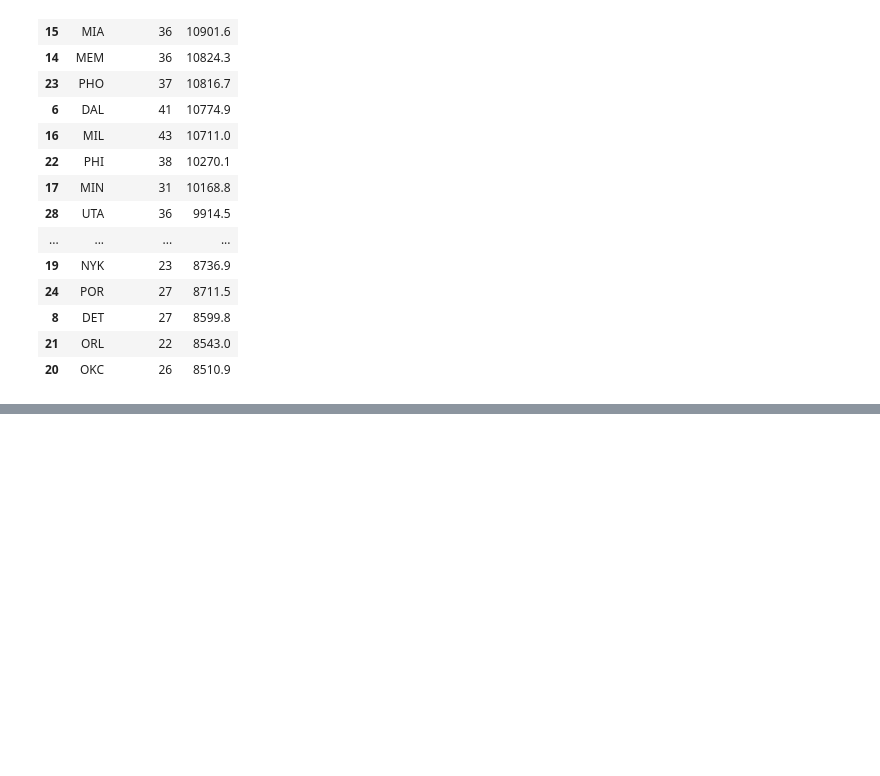
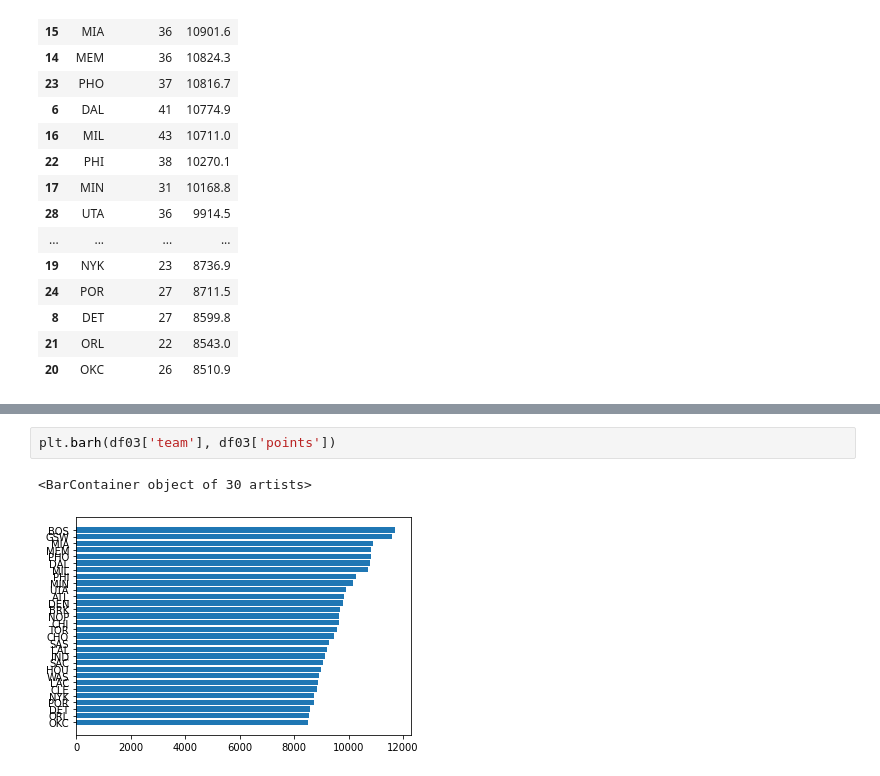
Before and after one commit to GoAshim/EDA, a Jupyter notebook: EDA_1_NBA_Player_Stats_for_Entire_Career.ipynb, the cells around one changed output, grey strips where cells are left out. Saved outputs shown, nothing was run; the diff lists cells and outputs as text; blank space fills up the shorter version.

```diff
--- a/EDA_1_NBA_Player_Stats_for_Entire_Career.ipynb
+++ b/EDA_1_NBA_Player_Stats_for_Entire_Career.ipynb
@@ -314,0 +338,5 @@ df2[df2['season'] == '2021-22'].groupby('team').agg({'player_id' : 'count', 'poi
+# %%
+plt.barh(df03['team'], df03['points'])
+# %% [output]
+<BarContainer object of 30 artists>
+[figure, added]
```
Also changed, not shown: parts of 8 cells of this notebook.
